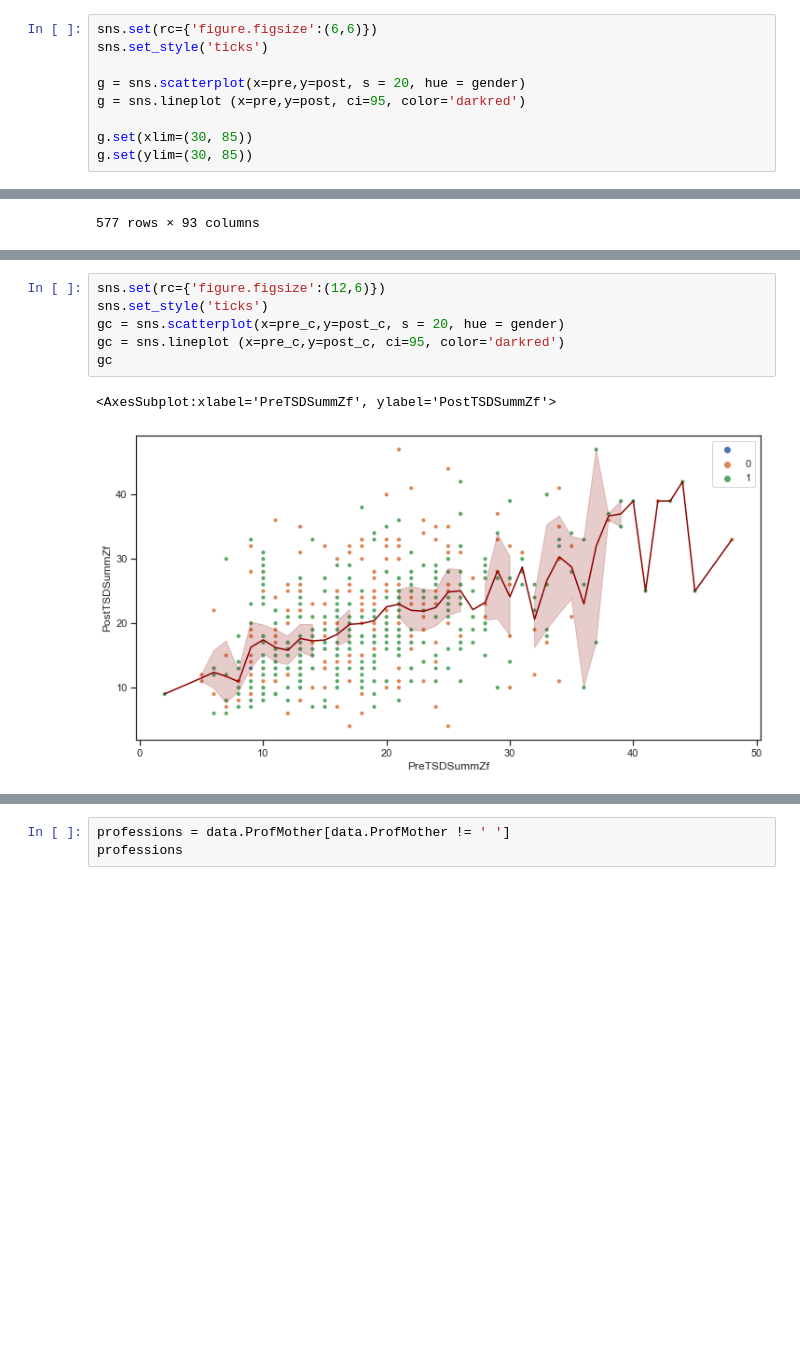
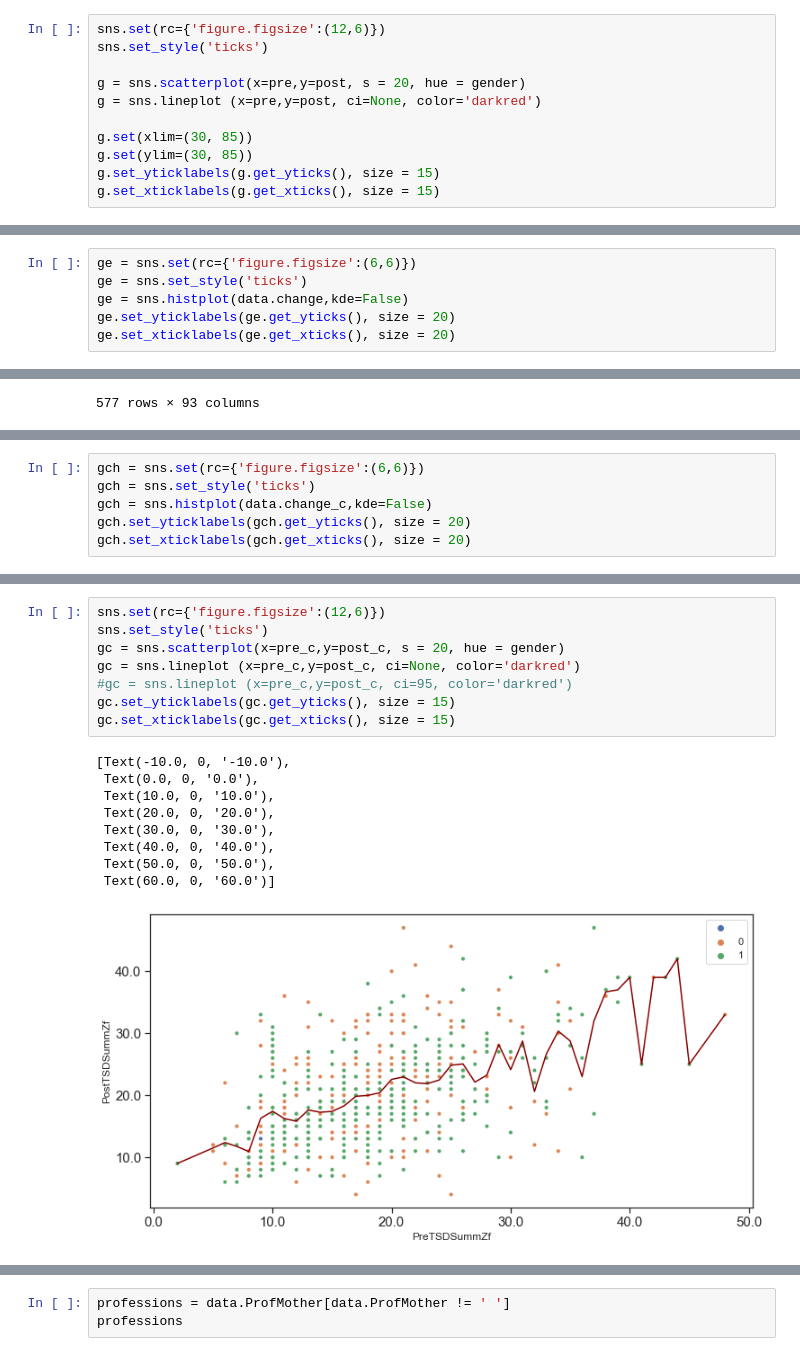
Before and after one commit to chrvoigt/doit_t-test, a Jupyter notebook: t-test.ipynb, the cells around one changed output, grey strips where cells are left out. Saved outputs shown, nothing was run; the diff lists cells and outputs as text; blank space fills up the shorter version.

```diff
--- a/t-test.ipynb
+++ b/t-test.ipynb
@@ -79,12 +79,14 @@ Name: Gender, dtype: int64
 # CI confidence intervall (1 standardabweichung = 68%); entspricht standard- oder stichprobenfehler
 # CI = 95  (zwei Standardabweichung),d.h. 95% aller Werte liegen innerhalb des roten Bandes
 # %%
-sns.set(rc={'figure.figsize':(6,6)})
+sns.set(rc={'figure.figsize':(12,6)})
 sns.set_style('ticks')
 
 g = sns.scatterplot(x=pre,y=post, s = 20, hue = gender)
-g = sns.lineplot (x=pre,y=post, ci=95, color='darkred')
+g = sns.lineplot (x=pre,y=post, ci=None, color='darkred')
 
 g.set(xlim=(30, 85))
 g.set(ylim=(30, 85))
+g.set_yticklabels(g.get_yticks(), size = 15)
+g.set_xticklabels(g.get_xticks(), size = 15)
 # %% [output]
@@ -115,0 +119,6 @@ sns.distplot(data.change,kde=False)
+# %%
+ge = sns.set(rc={'figure.figsize':(6,6)})
+ge = sns.set_style('ticks')
+ge = sns.histplot(data.change,kde=False)
+ge.set_yticklabels(ge.get_yticks(), size = 20)
+ge.set_xticklabels(ge.get_xticks(), size = 20)
@@ -163,0 +188,6 @@ data_c
+# %%
+gch = sns.set(rc={'figure.figsize':(6,6)})
+gch = sns.set_style('ticks')
+gch = sns.histplot(data.change_c,kde=False)
+gch.set_yticklabels(gch.get_yticks(), size = 20)
+gch.set_xticklabels(gch.get_xticks(), size = 20)
@@ -164,10 +211,19 @@ data_c
 # %%
 sns.set(rc={'figure.figsize':(12,6)})
 sns.set_style('ticks')
 gc = sns.scatterplot(x=pre_c,y=post_c, s = 20, hue = gender)
-gc = sns.lineplot (x=pre_c,y=post_c, ci=95, color='darkred')
-gc
+gc = sns.lineplot (x=pre_c,y=post_c, ci=None, color='darkred')
+#gc = sns.lineplot (x=pre_c,y=post_c, ci=95, color='darkred')
+gc.set_yticklabels(gc.get_yticks(), size = 15)
+gc.set_xticklabels(gc.get_xticks(), size = 15)
 # %% [output]
-<AxesSubplot:xlabel='PreTSDSummZf', ylabel='PostTSDSummZf'>
+[Text(-10.0, 0, '-10.0'),
+ Text(0.0, 0, '0.0'),
+ Text(10.0, 0, '10.0'),
+ Text(20.0, 0, '20.0'),
+ Text(30.0, 0, '30.0'),
+ Text(40.0, 0, '40.0'),
+ Text(50.0, 0, '50.0'),
+ Text(60.0, 0, '60.0')]
-[figure, old version]
+[figure, new version]
 # %%
```
Also changed, not shown: parts of 9 cells of this notebook.
